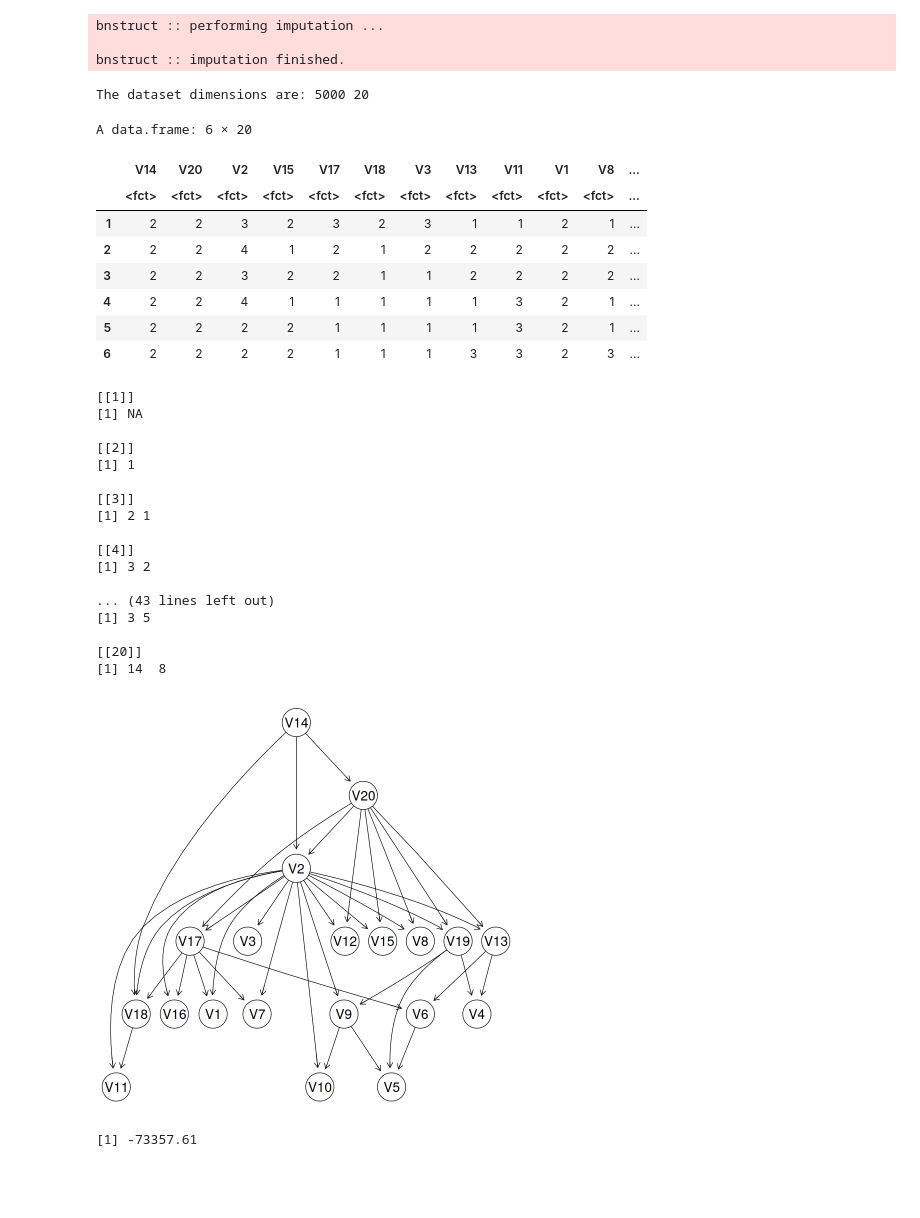
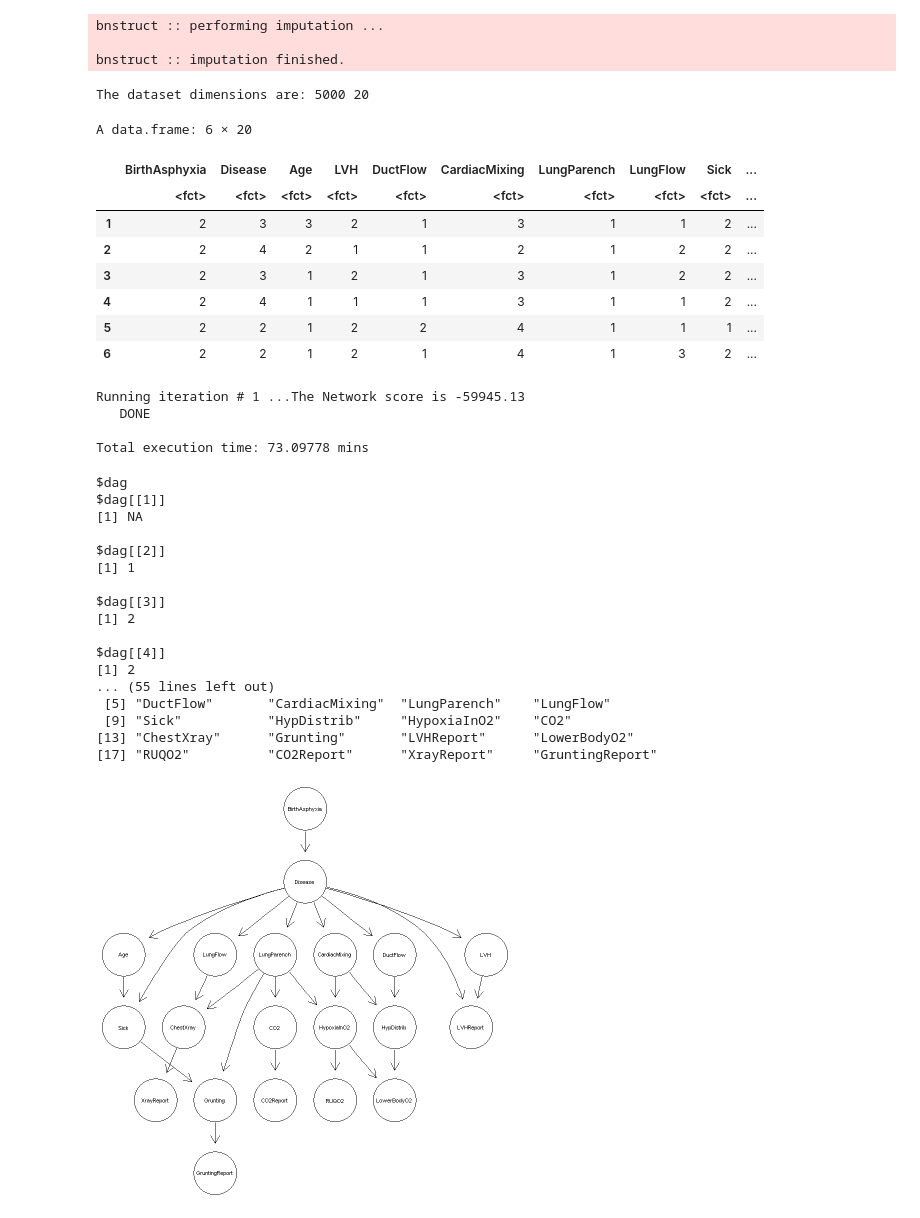
Before and after one commit to GiovanniZago/Bayesian-Networks, a Jupyter notebook: K2_child_analysis .ipynb, the cells around one changed output. Saved outputs shown, nothing was run; the diff lists cells and outputs as text; code cells hidden in the pictures; blank space fills up the shorter version.

```diff
--- a/K2_child_analysis .ipynb
+++ b/K2_child_analysis .ipynb
@@ -18,51 +26,52 @@ mode(data) = 'character'
 DF = data.frame(data, stringsAsFactors = TRUE)
 cat('The dataset dimensions are:', dim(DF))
 
-
-# IF YOU RUN AGAIN THE PERMUTATION CHANGES
-DF = DF[, sample(ncol(DF))]
+colnames(DF) <- child()@variables
 head(DF)
 # %% [output]
 The dataset dimensions are: 5000 20
 A data.frame: 6 × 20
-|  | V14 | V20 | V2 | V15 | V17 | V18 | V3 | V13 | V11 | V1 | V8 | ... |
-|  | <fct> | <fct> | <fct> | <fct> | <fct> | <fct> | <fct> | <fct> | <fct> | <fct> | <fct> | ... |
-| 1 | 2 | 2 | 3 | 2 | 3 | 2 | 3 | 1 | 1 | 2 | 1 | ... |
-| 2 | 2 | 2 | 4 | 1 | 2 | 1 | 2 | 2 | 2 | 2 | 2 | ... |
-| 3 | 2 | 2 | 3 | 2 | 2 | 1 | 1 | 2 | 2 | 2 | 2 | ... |
-| 4 | 2 | 2 | 4 | 1 | 1 | 1 | 1 | 1 | 3 | 2 | 1 | ... |
-| 5 | 2 | 2 | 2 | 2 | 1 | 1 | 1 | 1 | 3 | 2 | 1 | ... |
-| 6 | 2 | 2 | 2 | 2 | 1 | 1 | 1 | 3 | 3 | 2 | 3 | ... |
+|  | BirthAsphyxia | Disease | Age | LVH | DuctFlow | CardiacMixing | LungParench | LungFlow | Sick | ... |
+|  | <fct> | <fct> | <fct> | <fct> | <fct> | <fct> | <fct> | <fct> | <fct> | ... |
+| 1 | 2 | 3 | 3 | 2 | 1 | 3 | 1 | 1 | 2 | ... |
+| 2 | 2 | 4 | 2 | 1 | 1 | 2 | 1 | 2 | 2 | ... |
+| 3 | 2 | 3 | 1 | 2 | 1 | 3 | 1 | 2 | 2 | ... |
+| 4 | 2 | 4 | 1 | 1 | 1 | 3 | 1 | 1 | 2 | ... |
+| 5 | 2 | 2 | 1 | 2 | 2 | 4 | 1 | 1 | 1 | ... |
+| 6 | 2 | 2 | 1 | 2 | 1 | 4 | 1 | 3 | 2 | ... |
+# %%
+today = 30062023 # default seed = 12345
 # %%
-struct = K2_algorithm(n = ncol(DF), u = 3, D = DF)
+struct = K2(n = ncol(DF), u = 3, D = DF, seed = today, num.iterations = 1)
+# %% [output]
+Running iteration # 1 ...The Network score is -59945.13
+   DONE
+
+Total execution time: 73.09778 mins
 # %%
 # struct = list(NA, 1, c(2, 1), c(3,2), c(3,2), c(3,5,1), 3, c(3,2), c(3,6), c(3,5),
 #     c(3,2), c(8,5), c(3,5), c(3,2), c(3,14), c(3,15), c(14,12,15), c(3,2), c(3,5), c(14,8))
 struct
 # %% [output]
-[[1]]
+$dag
+$dag[[1]]
 [1] NA
 
-[[2]]
+$dag[[2]]
 [1] 1
 
-[[3]]
-[1] 2 1
+$dag[[3]]
+[1] 2
 
-[[4]]
-[1] 3 2
-
-... (43 lines left out)
-[1] 3 5
-
-[[20]]
-[1] 14  8
+$dag[[4]]
+[1] 2
+... (55 lines left out)
+ [5] "DuctFlow"       "CardiacMixing"  "LungParench"    "LungFlow"
+ [9] "Sick"           "HypDistrib"     "HypoxiaInO2"    "CO2"
+[13] "ChestXray"      "Grunting"       "LVHReport"      "LowerBodyO2"
+[17] "RUQO2"          "CO2Report"      "XrayReport"     "GruntingReport"
 # %%
-dag = get_dag(names(DF), struct)
+dag = get_dag(names(DF), struct$dag)
 graphviz.plot(dag)
 # %% [output]
-[figure, old version]
+[figure, new version]
-# %%
-score(dag, data = DF, type = 'bic')
-# %% [output]
-[1] -73357.61
```
Also changed, not shown: parts of 10 cells of this notebook, 7 other files.
